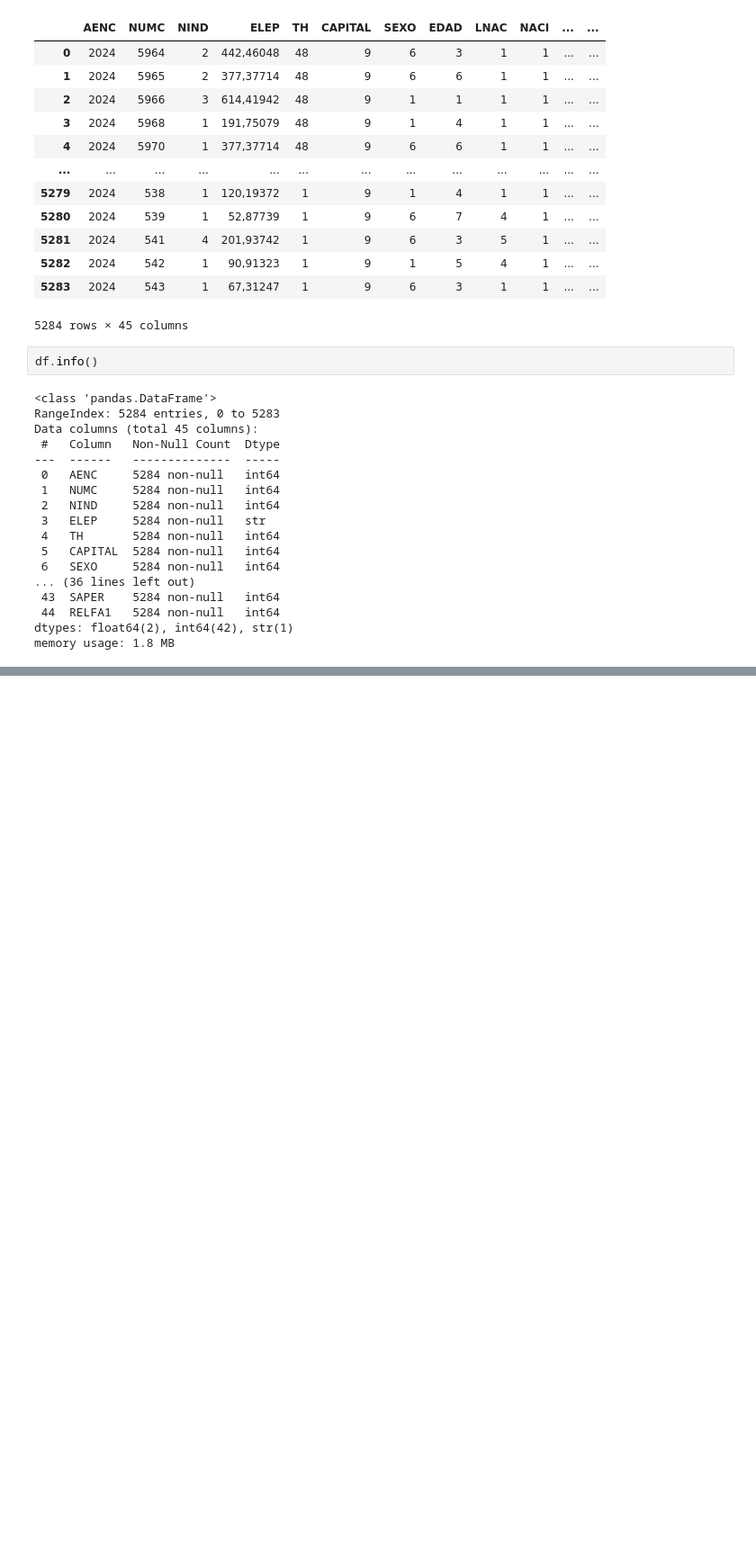
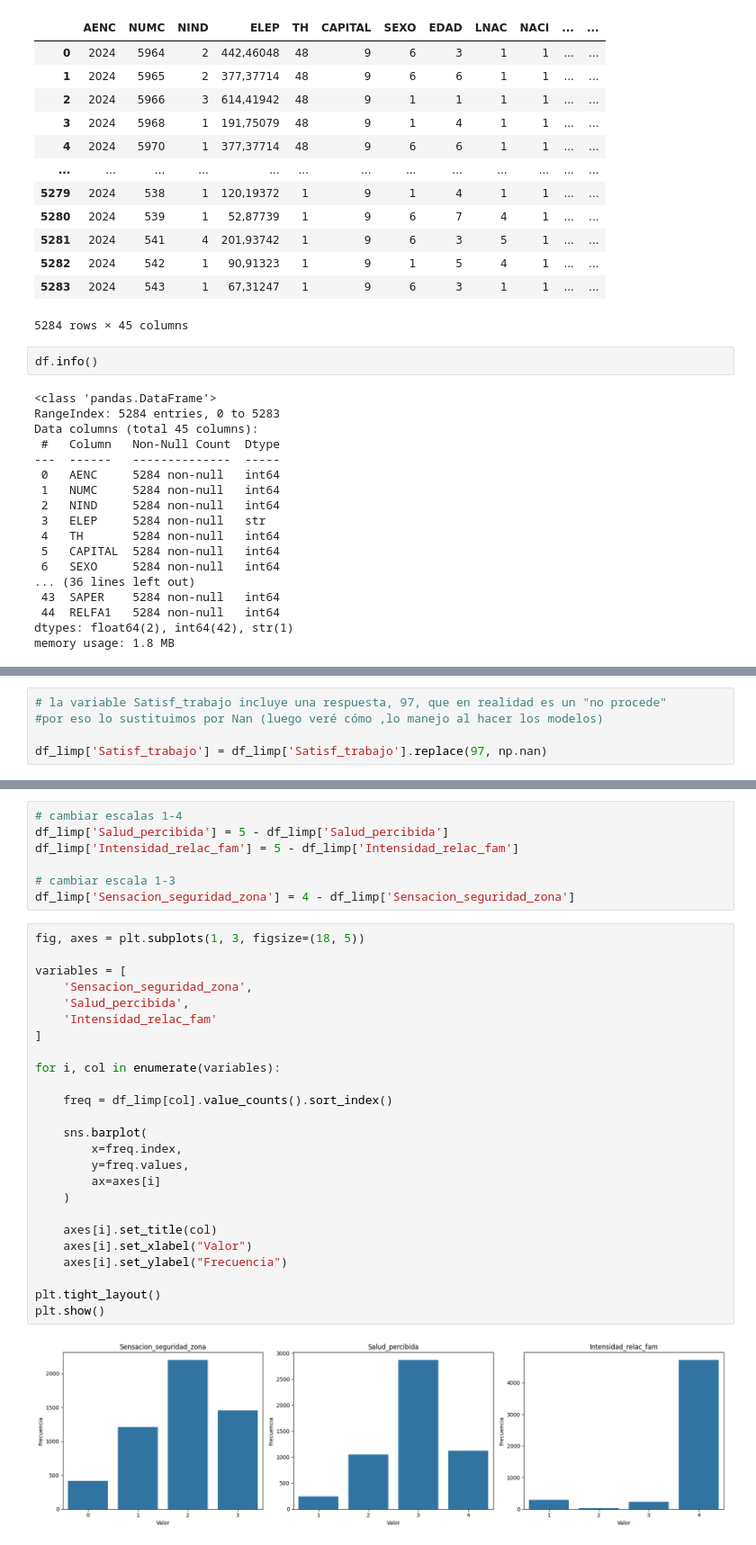
Before and after one commit to Leire2026/Proyecto_Machine_Learning, a Jupyter notebook: Proyecto_Final_ML/2_Notebooks/2_EDA_y_Limpieza.ipynb, the cells around one changed output, grey strips where cells are left out. Shown at 90% size. Drawn from its saved outputs; the diff is of its cells as text; blank space fills up the shorter version.

```diff
--- a/Proyecto_Final_ML/2_Notebooks/2_EDA_y_Limpieza.ipynb
+++ b/Proyecto_Final_ML/2_Notebooks/2_EDA_y_Limpieza.ipynb
@@ -93,0 +271,5 @@ df.describe(include='all').T
+# %%
+# la variable Satisf_trabajo incluye una respuesta, 97, que en realidad es un "no procede"
+#por eso lo sustituimos por Nan (luego veré cómo ,lo manejo al hacer los modelos)
+
+df_limp['Satisf_trabajo'] = df_limp['Satisf_trabajo'].replace(97, np.nan)
@@ -93,0 +280,34 @@ df.describe(include='all').T
+# %%
+# cambiar escalas 1-4
+df_limp['Salud_percibida'] = 5 - df_limp['Salud_percibida']
+df_limp['Intensidad_relac_fam'] = 5 - df_limp['Intensidad_relac_fam']
+
+# cambiar escala 1-3
+df_limp['Sensacion_seguridad_zona'] = 4 - df_limp['Sensacion_seguridad_zona']
+# %%
+fig, axes = plt.subplots(1, 3, figsize=(18, 5))
+
+variables = [
+    'Sensacion_seguridad_zona',
+    'Salud_percibida',
+    'Intensidad_relac_fam'
+]
+
+for i, col in enumerate(variables):
+
+    freq = df_limp[col].value_counts().sort_index()
+
+    sns.barplot(
+        x=freq.index,
+        y=freq.values,
+        ax=axes[i]
+    )
+
+    axes[i].set_title(col)
+    axes[i].set_xlabel("Valor")
+    axes[i].set_ylabel("Frecuencia")
+
+plt.tight_layout()
+plt.show()
+# %% [output]
+[figure, added]
```
Also changed, not shown: parts of 22 cells of this notebook, 1 other file.
